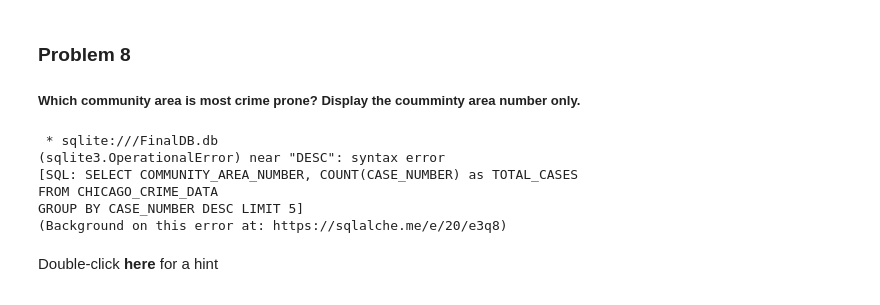
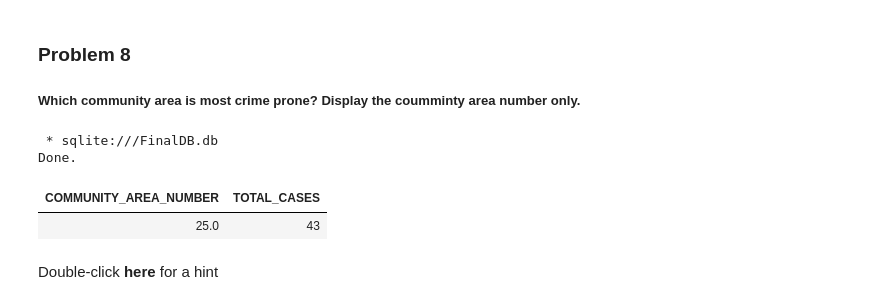
Before and after one commit to antoniobiasotti/dsIBM_Module6, a Jupyter notebook: SQL/mod5-final-project.ipynb, the cells around one changed output. Drawn from its saved outputs; the diff is of its cells as text; code cells hidden in the pictures.

```diff
--- a/SQL/mod5-final-project.ipynb
+++ b/SQL/mod5-final-project.ipynb
@@ -306,15 +306,14 @@ Done.
 # %%
 %%sql
 SELECT COMMUNITY_AREA_NUMBER, COUNT(CASE_NUMBER) as TOTAL_CASES
 FROM CHICAGO_CRIME_DATA
-GROUP BY CASE_NUMBER DESC LIMIT 5
+GROUP BY COMMUNITY_AREA_NUMBER
+ORDER BY TOTAL_CASES DESC LIMIT 1
 # %% [output]
  * sqlite:///FinalDB.db
-(sqlite3.OperationalError) near "DESC": syntax error
-[SQL: SELECT COMMUNITY_AREA_NUMBER, COUNT(CASE_NUMBER) as TOTAL_CASES
-FROM CHICAGO_CRIME_DATA
-GROUP BY CASE_NUMBER DESC LIMIT 5]
-(Background on this error at: https://sqlalche.me/e/20/e3q8)
+Done.
+| COMMUNITY_AREA_NUMBER | TOTAL_CASES |
+| 25.0 | 43 |
 # %% [markdown]
 
 Double-click **here** for a hint
```
Also changed, not shown: 1 other file.
